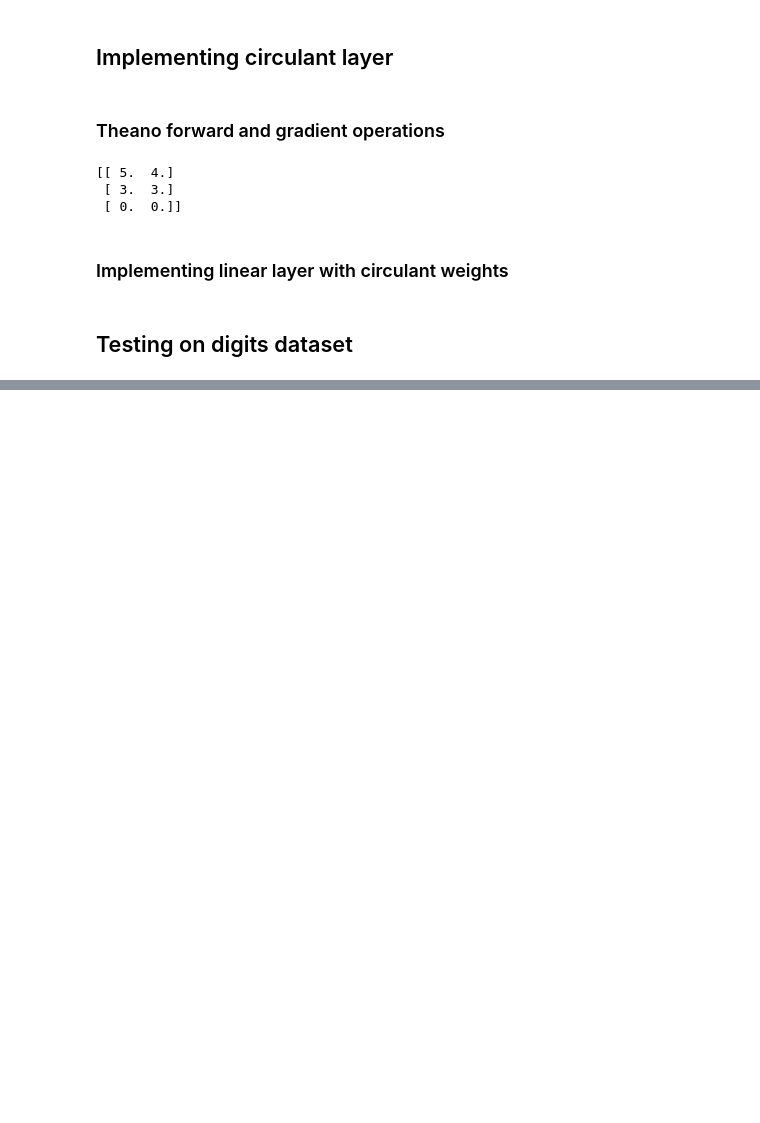
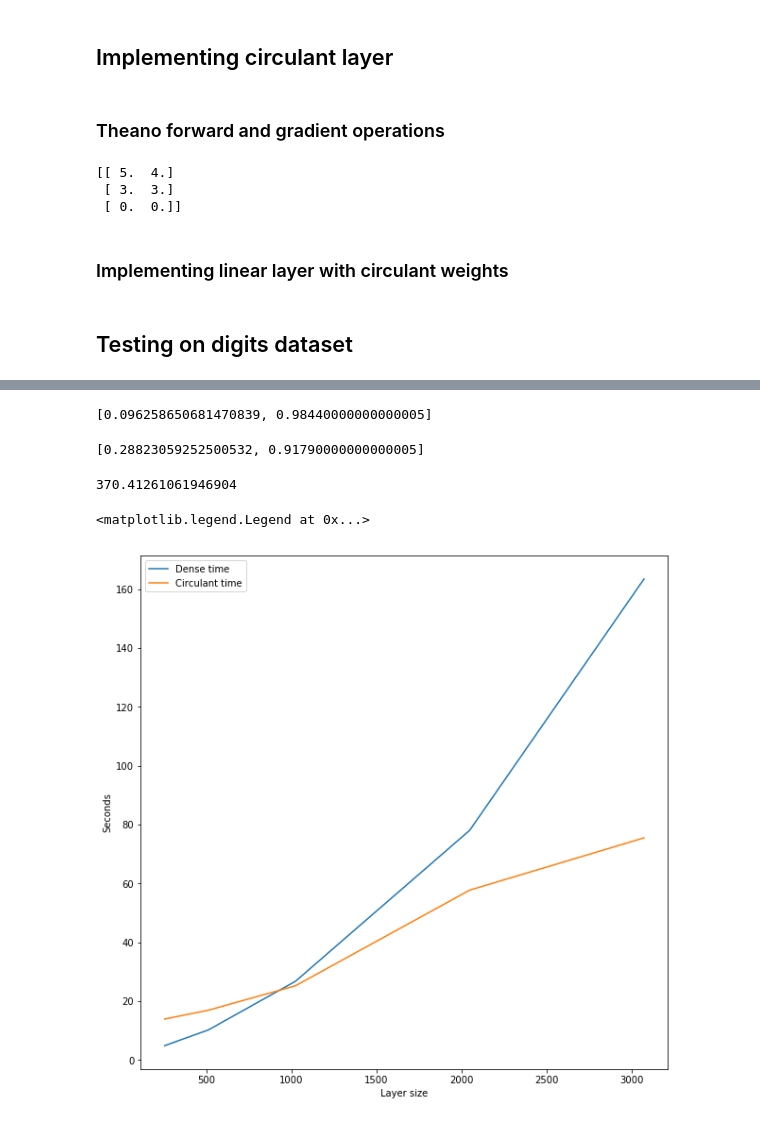
Before and after one commit to Tenich/deep_compression, a Jupyter notebook: Circulant Projections.ipynb, the cells around one changed output, grey strips where cells are left out. Saved outputs shown, nothing was run; the diff lists cells and outputs as text; code cells hidden in the pictures; blank space fills up the shorter version.

Commit message:
Circulant projections fixed, fashion mnist

```diff
--- a/Circulant Projections.ipynb
+++ b/Circulant Projections.ipynb
@@ -247,0 +271,2 @@ array(0.9696969985961914, dtype=float32)
+# %%
+(x_train, y_train), (x_test, y_test) = mnist.load_data()
@@ -247,0 +289,3 @@ array(0.9696969985961914, dtype=float32)
+# %%
+y_train = keras.utils.to_categorical(y_train, num_classes)
+y_test = keras.utils.to_categorical(y_test, num_classes)
@@ -247,0 +358,55 @@ array(0.9696969985961914, dtype=float32)
+# %%
+dense_model.evaluate(x_test, y_test)
+# %% [output]
+[0.096258650681470839, 0.98440000000000005]
+# %%
+circulant_model.evaluate(x_test, y_test)
+# %% [output]
+[0.28823059252500532, 0.91790000000000005]
+# %%
+model_memory(dense_model)/model_memory(circulant_model)
+# %% [output]
+370.41261061946904
+# %%
+def compute_stats(Layer, size):
+    start = time.time()
+    model = Sequential()
+    model.add(Layer(size, input_shape=(784,)))
+    model.add(Activation('relu'))
+    model.add(Dropout(0.2))
+    model.add(Layer(size))
+    model.add(Activation('relu'))
+    model.add(Dropout(0.2))
+    model.add(Layer(num_classes))
+    model.add(Activation('softmax'))
+
+    model.compile(loss='categorical_crossentropy',
+                  optimizer=RMSprop(),
+                  metrics=['accuracy'])
+
+    history = model.fit(x_train, y_train,
+                        batch_size=batch_size,
+                        epochs=1,
+                        verbose=0,)
+    end = time.time()
+
+    return end - start, model_memory(model)
+# %%
+layer_sizes= [256, 512, 1024, 2048, 3072]
+dense_stats = [compute_stats(Dense, size) for size in tqdm_notebook(layer_sizes)]
+circulant_stats = [compute_stats(CirculantLayer, size) for size in tqdm_notebook(layer_sizes)]
+# %%
+dense_times = list(map(lambda x:x[0], dense_stats))
+circulant_times = list(map(lambda x:x[0], circulant_stats))
+
+dense_memory = np.array(list(map(lambda x:x[1], dense_stats)))
+circulant_memory = np.array(list(map(lambda x:x[1], circulant_stats)))
+
+plt.plot(layer_sizes, dense_times, label="Dense time")
+plt.plot(layer_sizes, circulant_times, label="Circulant time")
+plt.xlabel("Layer size")
+plt.ylabel("Seconds")
+plt.legend()
+# %% [output]
+<matplotlib.legend.Legend at 0x...>
+[figure, added]
```
Also changed, not shown: parts of 45 cells of this notebook.
